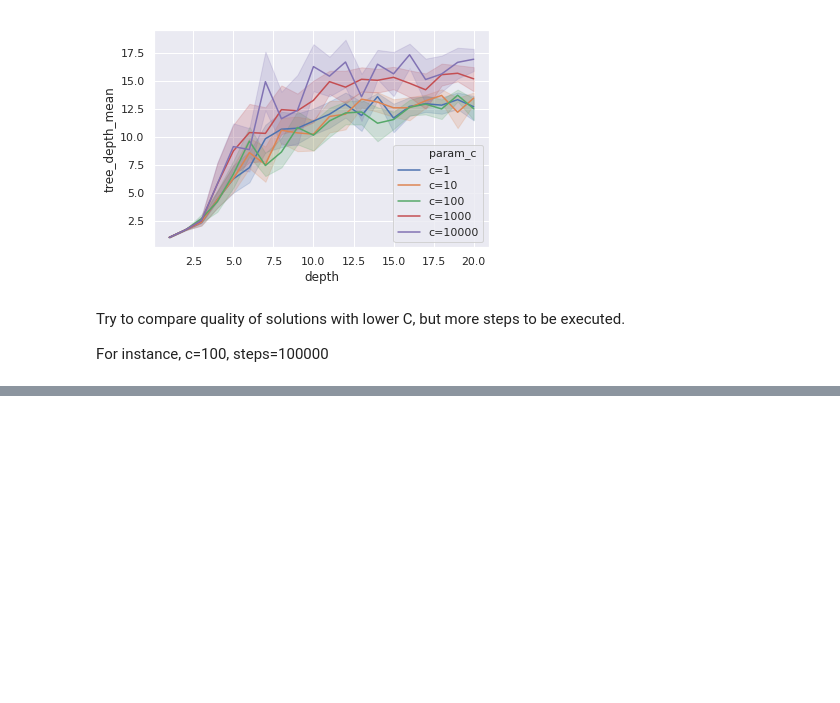
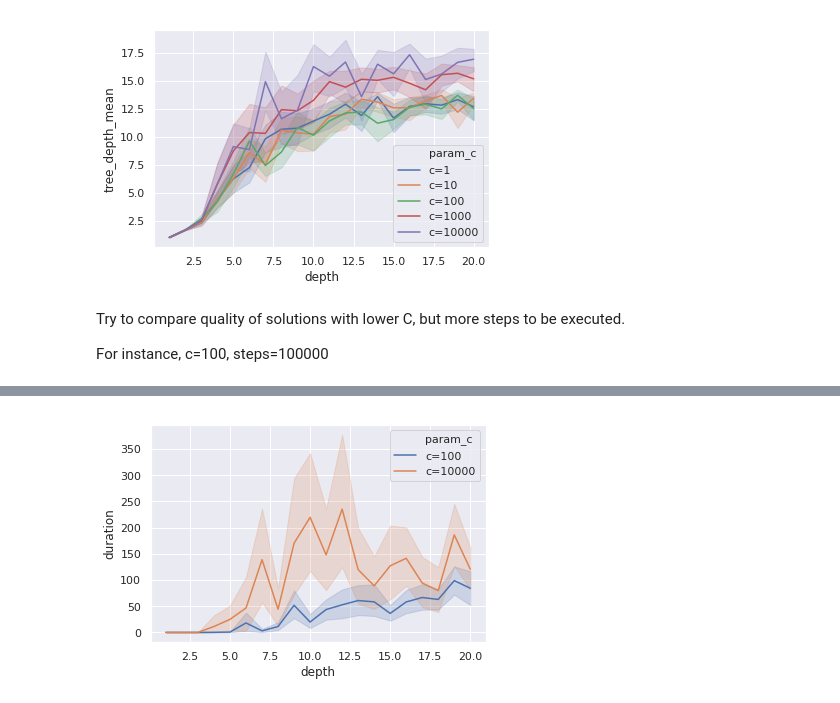
Before and after one commit to Shmuma/rl, a Jupyter notebook: articles/01_rubic/nbs/04_mcts_C-extra-data.ipynb, the cells around one changed output, grey strips where cells are left out. Drawn from its saved outputs; the diff is of its cells as text; code cells hidden in the pictures; blank space fills up the shorter version.

```diff
--- a/articles/01_rubic/nbs/04_mcts_C-extra-data.ipynb
+++ b/articles/01_rubic/nbs/04_mcts_C-extra-data.ipynb
@@ -92,0 +99,4 @@ For instance, c=100, steps=100000
+# %%
+sns.lineplot('depth', 'duration', data=df_100_10k, hue='param_c');
+# %% [output]
+[figure, added]
```
Also changed, not shown: parts of 19 cells of this notebook, 2 other files.
